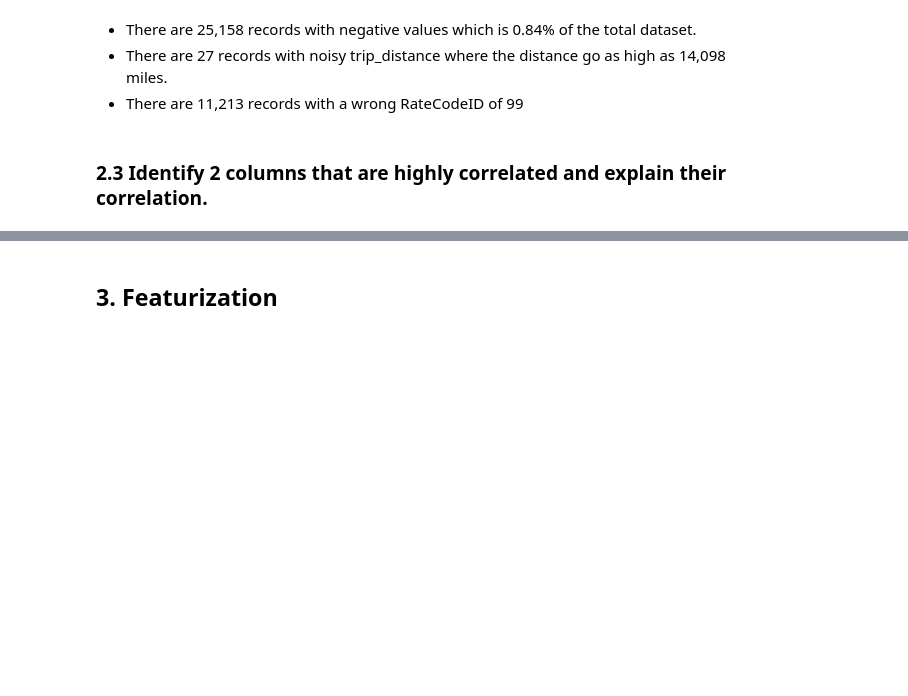
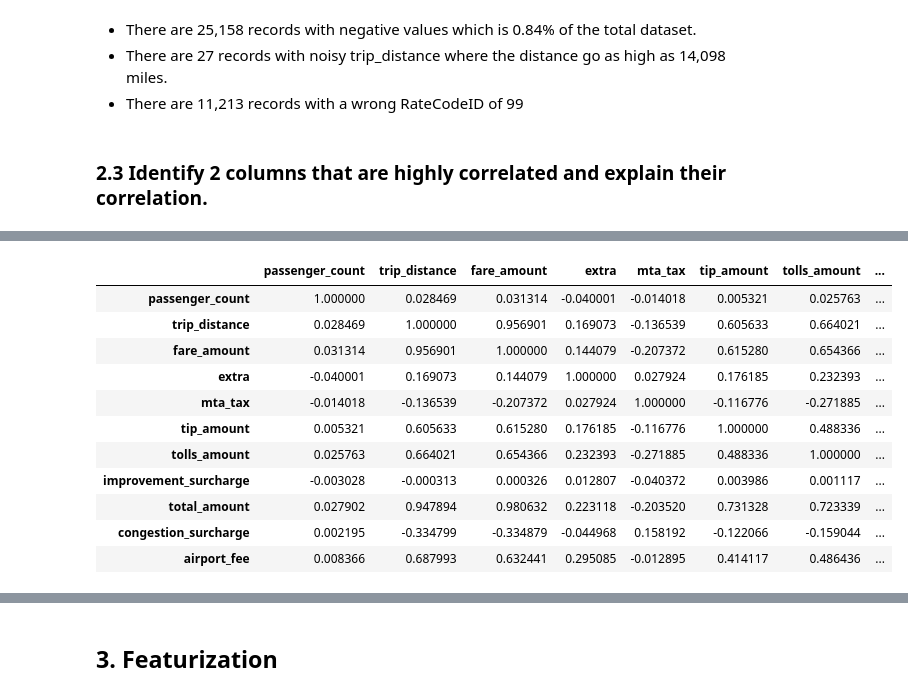
Before and after one commit to melbreaker/Taxi-Trip-Records-Data-Analysis, a Jupyter notebook: taxi-trip-records-data-analysis.ipynb, the cells around one changed output, grey strips where cells are left out. Drawn from its saved outputs; the diff is of its cells as text; code cells hidden in the pictures; blank space fills up the shorter version.

```diff
--- a/taxi-trip-records-data-analysis.ipynb
+++ b/taxi-trip-records-data-analysis.ipynb
@@ -466,3 +457,19 @@ correlation_matrix
+# %%
+correlation_matrix = df_january_cleaned[numerical_columns].corr()
+correlation_matrix
+# %% [output]
+|  | passenger_count | trip_distance | fare_amount | extra | mta_tax | tip_amount | tolls_amount | ... |
+| passenger_count | 1.000000 | 0.028469 | 0.031314 | -0.040001 | -0.014018 | 0.005321 | 0.025763 | ... |
+| trip_distance | 0.028469 | 1.000000 | 0.956901 | 0.169073 | -0.136539 | 0.605633 | 0.664021 | ... |
+| fare_amount | 0.031314 | 0.956901 | 1.000000 | 0.144079 | -0.207372 | 0.615280 | 0.654366 | ... |
+| extra | -0.040001 | 0.169073 | 0.144079 | 1.000000 | 0.027924 | 0.176185 | 0.232393 | ... |
+| mta_tax | -0.014018 | -0.136539 | -0.207372 | 0.027924 | 1.000000 | -0.116776 | -0.271885 | ... |
+| tip_amount | 0.005321 | 0.605633 | 0.615280 | 0.176185 | -0.116776 | 1.000000 | 0.488336 | ... |
+| tolls_amount | 0.025763 | 0.664021 | 0.654366 | 0.232393 | -0.271885 | 0.488336 | 1.000000 | ... |
+| improvement_surcharge | -0.003028 | -0.000313 | 0.000326 | 0.012807 | -0.040372 | 0.003986 | 0.001117 | ... |
+| total_amount | 0.027902 | 0.947894 | 0.980632 | 0.223118 | -0.203520 | 0.731328 | 0.723339 | ... |
+| congestion_surcharge | 0.002195 | -0.334799 | -0.334879 | -0.044968 | 0.158192 | -0.122066 | -0.159044 | ... |
+| airport_fee | 0.008366 | 0.687993 | 0.632441 | 0.295085 | -0.012895 | 0.414117 | 0.486436 | ... |
 # %%
 import seaborn as sns
 
```
Also changed, not shown: parts of 19 cells of this notebook.
